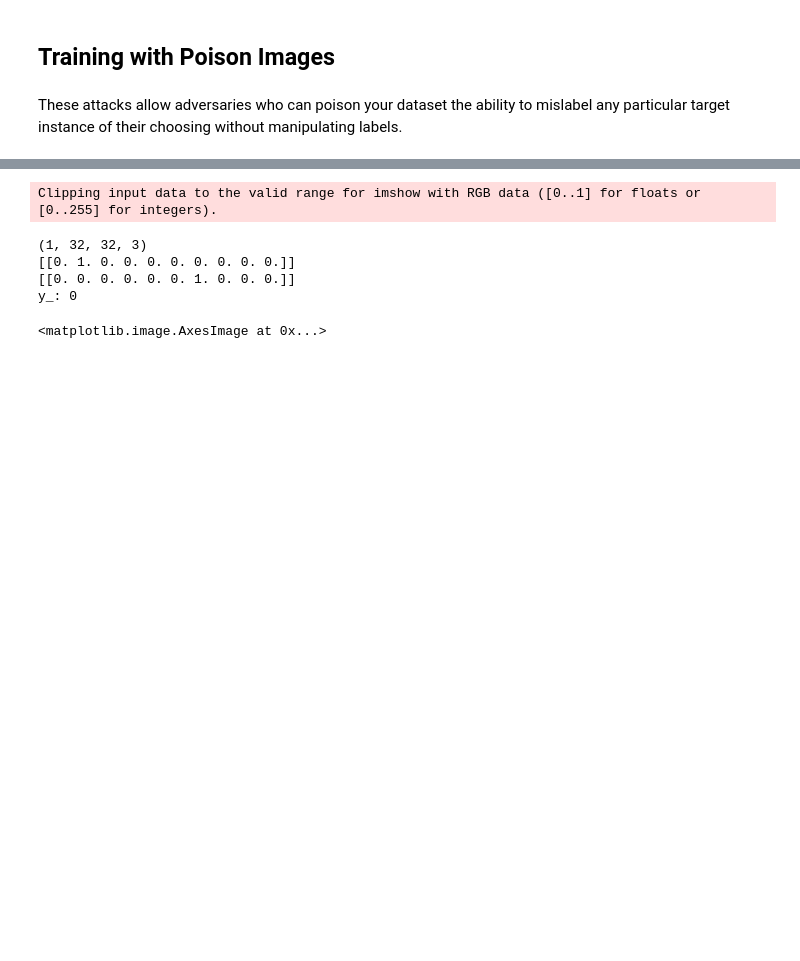
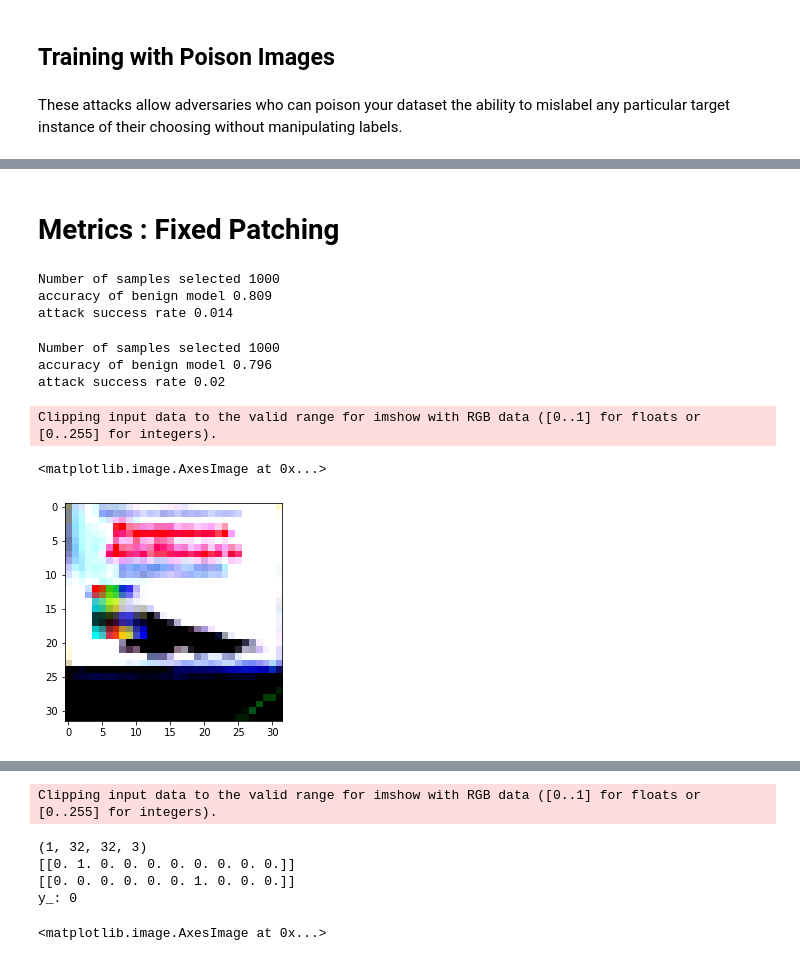
Before and after one commit to monshri/adversarial-robustness-toolbox, a Jupyter notebook: notebooks/poisoning_attack_sleeper_agent-revise.ipynb, the cells around one changed output, grey strips where cells are left out. Drawn from its saved outputs; the diff is of its cells as text; code cells hidden in the pictures; blank space fills up the shorter version.

```diff
--- a/notebooks/poisoning_attack_sleeper_agent-revise.ipynb
+++ b/notebooks/poisoning_attack_sleeper_agent-revise.ipynb
@@ -253,3 +252,50 @@ Epoch 150/150
+# %% [markdown]
+# Metrics : Fixed Patching
+# %%
+source_class_indices = np.where(y_test.argmax(axis=1)==class_source)[0]
+x_source_samples = x_test[source_class_indices]
+x_source_samples[:,-8:,-8:,:]=p
+y_source_samples = y_test[source_class_indices]
+predictions = model_poisoned.predict(x_source_samples)
+N = len(y_source_samples)
+print("Number of samples selected",N)
+accuracy = (np.argmax(predictions,axis=1)== np.argmax(y_source_samples,axis=1)).sum()/N
+attack_success_rate = (np.argmax(predictions,axis=1)==1).sum()/N
+
+print("accuracy of benign model",accuracy)
+print("attack success rate",attack_success_rate)
+# %% [output]
+Number of samples selected 1000
+accuracy of benign model 0.809
+attack success rate 0.014
+# %%
+import random
+source_class_indices = np.where(y_test.argmax(axis=1)==class_source)[0]
+x_source_samples = x_test[source_class_indices]
+for i in range(0,x_source_samples.shape[0]-1):
+    random_x = random.randint(0, x_source_samples.shape[1]-8-1)
+    random_y = random.randint(0, x_source_samples.shape[1]-8-1)
+    x_source_samples[i:i+1,random_x:random_x+8,random_y:random_y+8,:] = p
+# %%
+y_source_samples = y_test[source_class_indices]
+predictions = model_poisoned.predict(x_source_samples)
+N = len(y_source_samples)
+print("Number of samples selected",N)
+accuracy = (np.argmax(predictions,axis=1)== np.argmax(y_source_samples,axis=1)).sum()/N
+attack_success_rate = (np.argmax(predictions,axis=1)==1).sum()/N
+
+print("accuracy of benign model",accuracy)
+print("attack success rate",attack_success_rate)
+# %% [output]
+Number of samples selected 1000
+accuracy of benign model 0.796
+attack success rate 0.02
+# %%
+plt.imshow(x_source_samples[0])
+# %% [output]
+Clipping input data to the valid range for imshow with RGB data ([0..1] for floats or [0..255] for integers).
+<matplotlib.image.AxesImage at 0x...>
+[figure, added]
 # %%
 index_target1 = np.where(y_test.argmax(axis=1)==class_source)[0][3]
 x_1 = x_test[index_target1:index_target1+1]
```
Also changed, not shown: parts of 4 cells of this notebook, 5 other files.
